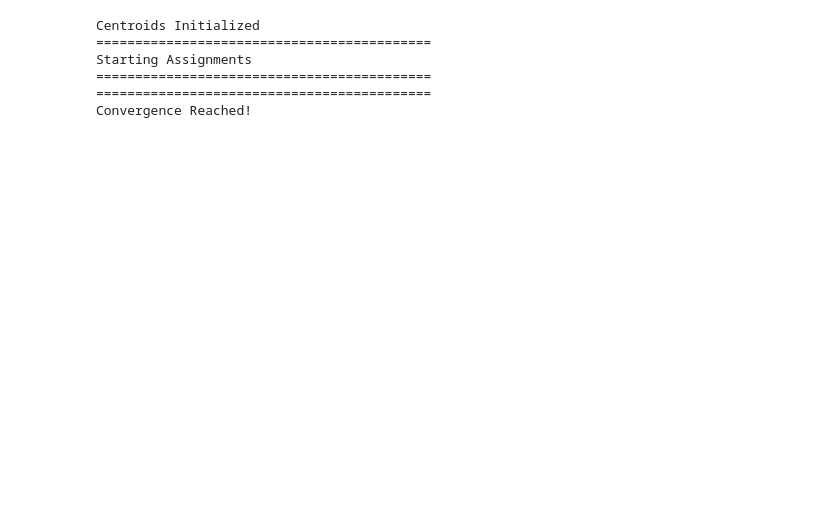
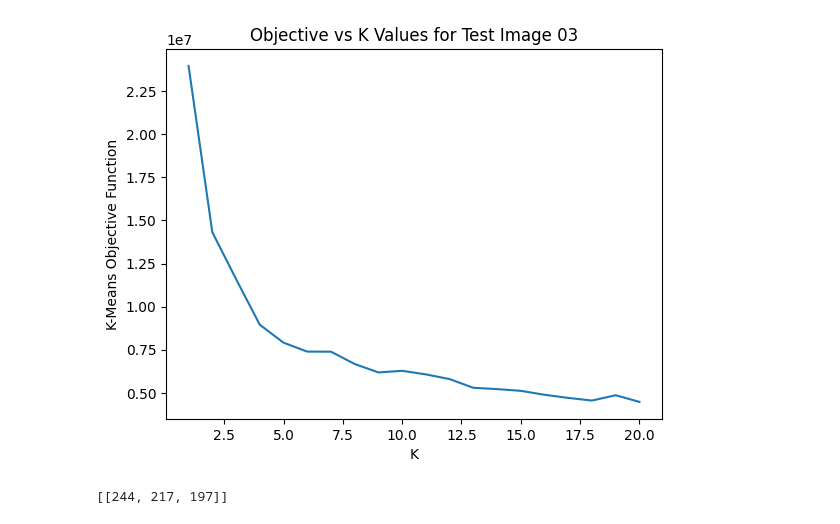
Before and after one commit to MatthewFreestone/COMP5630, a Jupyter notebook: Assignment7/graphs.ipynb, the cells around one changed output. Saved outputs shown, nothing was run; the diff lists cells and outputs as text; code cells hidden in the pictures; blank space fills up the shorter version.

```diff
--- a/Assignment7/graphs.ipynb
+++ b/Assignment7/graphs.ipynb
@@ -11,3 +165,7 @@ img = "img/test" + num_input.zfill(2) + ".jpg"
 im = Image.open(img)
 img_width, img_height = im.size
 px = im.load()
+
+initial_centroid=initializeKmeans(k_input)
+result, error = iterateKmeans(initial_centroid)
+print("MSE: ", error)
@@ -145,10 +179,0 @@ def iterateKmeans(centroids):
-# %%
-initial_centroid=initializeKmeans(k_input)
-result = iterateKmeans(initial_centroid)
-# %% [output]
-Centroids Initialized
-===========================================
-Starting Assignments
-===========================================
-===========================================
-Convergence Reached!
@@ -167,0 +180,31 @@ drawWindow(result)
+# %%
+num_input = "3"
+k_inputs = list(range(1, 21))
+
+img = "img/test" + num_input.zfill(2) + ".jpg"
+im = Image.open(img)
+img_width, img_height = im.size
+px = im.load()
+results = []
+errors = []
+
+for i, k_input in tqdm(enumerate(k_inputs)):
+    initial_centroid=initializeKmeans(k_input)
+    result, error = iterateKmeans(initial_centroid)
+    results.append(result)
+    errors.append(error)
+# %%
+fig = plt.figure()
+ax = fig.add_subplot(111)
+ax.plot(k_inputs, errors)
+ax.set_yscale('linear')
+ax.set_xlabel("K")
+ax.set_ylabel("K-Means Objective Function")
+ax.title.set_text("Objective vs K Values for Test Image 03")
+plt.show()
+# %% [output]
+[figure, added]
+# %%
+results[6]
+# %% [output]
+[[244, 217, 197]]
```
Also changed, not shown: parts of 6 cells of this notebook.
